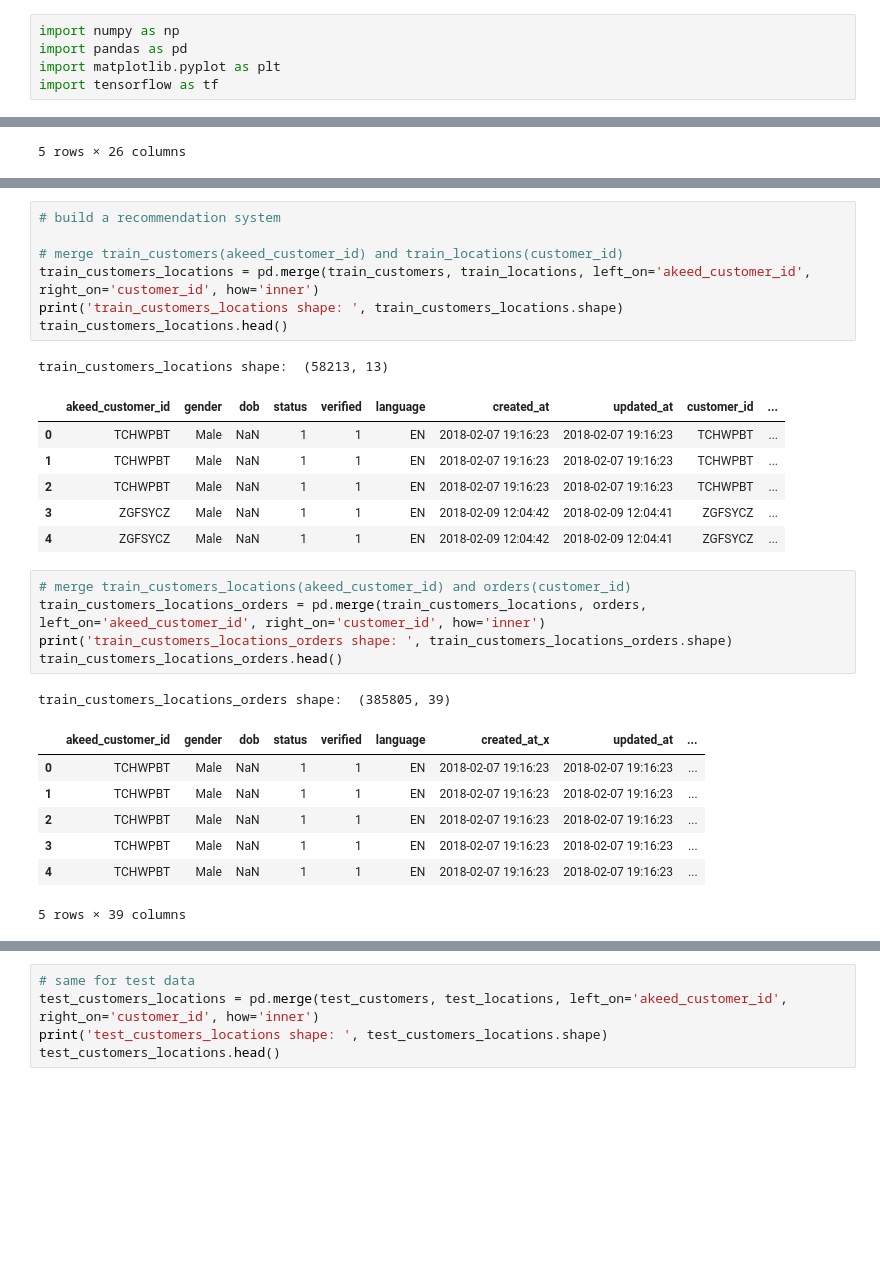
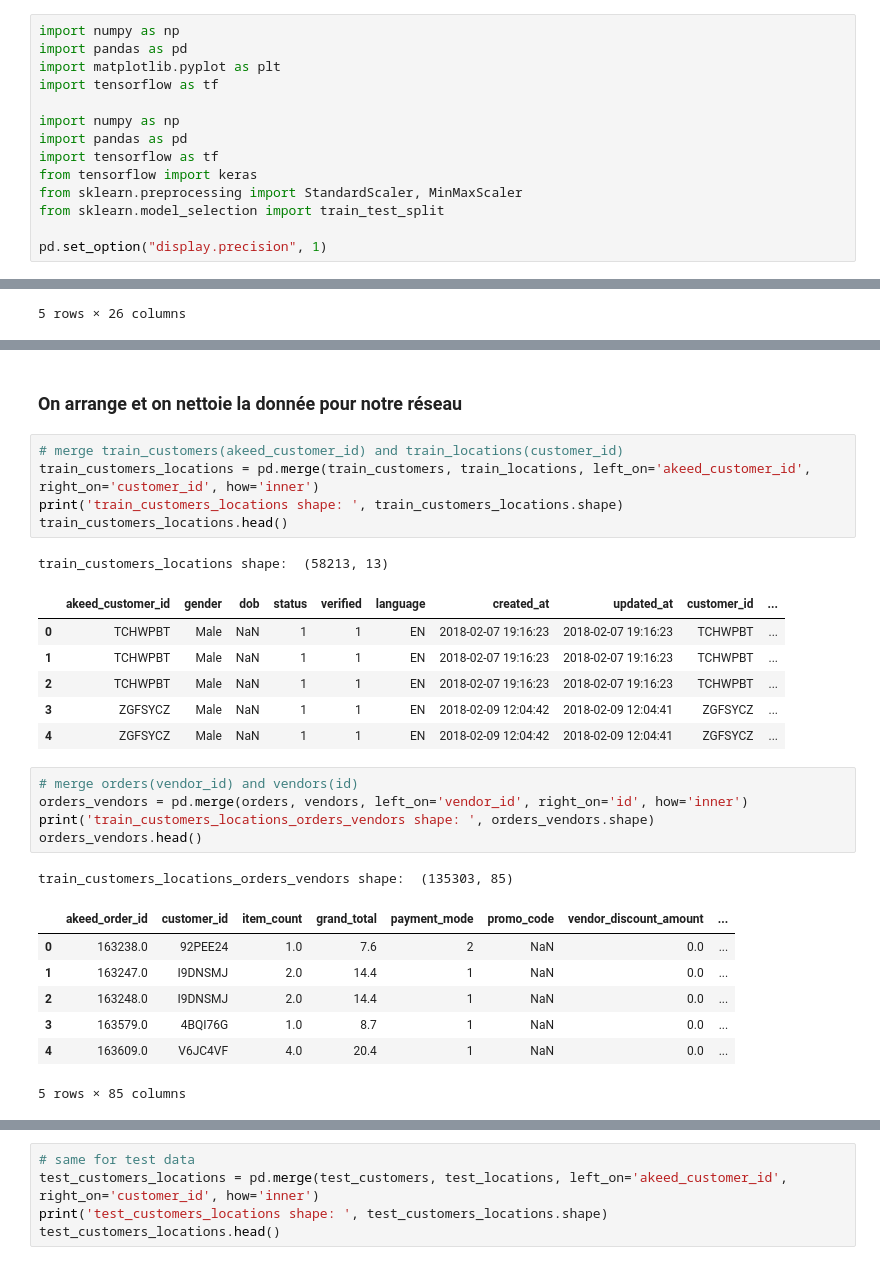
Before and after one commit to pili27/rema, a Jupyter notebook: FinalProject_Notebook.ipynb, the cells around one changed output, grey strips where cells are left out. Drawn from its saved outputs; the diff is of its cells as text; blank space fills up the shorter version.

```diff
--- a/FinalProject_Notebook.ipynb
+++ b/FinalProject_Notebook.ipynb
@@ -3,3 +3,12 @@ import numpy as np
 import pandas as pd
 import matplotlib.pyplot as plt
 import tensorflow as tf
+
+import numpy as np
+import pandas as pd
+import tensorflow as tf
+from tensorflow import keras
+from sklearn.preprocessing import StandardScaler, MinMaxScaler
+from sklearn.model_selection import train_test_split
+
+pd.set_option("display.precision", 1)
@@ -70,7 +75,7 @@ vendors shape:  (100, 59)
 5 rows × 59 columns
+# %% [markdown]
+### On arrange et on nettoie la donnée pour notre réseau
 # %%
-# build a recommendation system
-
 # merge train_customers(akeed_customer_id) and train_locations(customer_id)
 train_customers_locations = pd.merge(train_customers, train_locations, left_on='akeed_customer_id', right_on='customer_id', how='inner')
 print('train_customers_locations shape: ', train_customers_locations.shape)
@@ -84,16 +89,16 @@ train_customers_locations shape:  (58213, 13)
 | 3 | ZGFSYCZ | Male | NaN | 1 | 1 | EN | 2018-02-09 12:04:42 | 2018-02-09 12:04:41 | ZGFSYCZ | ... |
 | 4 | ZGFSYCZ | Male | NaN | 1 | 1 | EN | 2018-02-09 12:04:42 | 2018-02-09 12:04:41 | ZGFSYCZ | ... |
 # %%
-# merge train_customers_locations(akeed_customer_id) and orders(customer_id)
-train_customers_locations_orders = pd.merge(train_customers_locations, orders, left_on='akeed_customer_id', right_on='customer_id', how='inner')
-print('train_customers_locations_orders shape: ', train_customers_locations_orders.shape)
-train_customers_locations_orders.head()
+# merge orders(vendor_id) and vendors(id)
+orders_vendors = pd.merge(orders, vendors, left_on='vendor_id', right_on='id', how='inner')
+print('train_customers_locations_orders_vendors shape: ', orders_vendors.shape)
+orders_vendors.head()
 # %% [output]
-train_customers_locations_orders shape:  (385805, 39)
+train_customers_locations_orders_vendors shape:  (135303, 85)
-|  | akeed_customer_id | gender | dob | status | verified | language | created_at_x | updated_at | ... |
-| 0 | TCHWPBT | Male | NaN | 1 | 1 | EN | 2018-02-07 19:16:23 | 2018-02-07 19:16:23 | ... |
-| 1 | TCHWPBT | Male | NaN | 1 | 1 | EN | 2018-02-07 19:16:23 | 2018-02-07 19:16:23 | ... |
-| 2 | TCHWPBT | Male | NaN | 1 | 1 | EN | 2018-02-07 19:16:23 | 2018-02-07 19:16:23 | ... |
-| 3 | TCHWPBT | Male | NaN | 1 | 1 | EN | 2018-02-07 19:16:23 | 2018-02-07 19:16:23 | ... |
-| 4 | TCHWPBT | Male | NaN | 1 | 1 | EN | 2018-02-07 19:16:23 | 2018-02-07 19:16:23 | ... |
+|  | akeed_order_id | customer_id | item_count | grand_total | payment_mode | promo_code | vendor_discount_amount | ... |
+| 0 | 163238.0 | 92PEE24 | 1.0 | 7.6 | 2 | NaN | 0.0 | ... |
+| 1 | 163247.0 | I9DNSMJ | 2.0 | 14.4 | 1 | NaN | 0.0 | ... |
+| 2 | 163248.0 | I9DNSMJ | 2.0 | 14.4 | 1 | NaN | 0.0 | ... |
+| 3 | 163579.0 | 4BQI76G | 1.0 | 8.7 | 1 | NaN | 0.0 | ... |
+| 4 | 163609.0 | V6JC4VF | 4.0 | 20.4 | 1 | NaN | 0.0 | ... |
-5 rows × 39 columns
+5 rows × 85 columns
```
Also changed, not shown: parts of 14 cells of this notebook.
